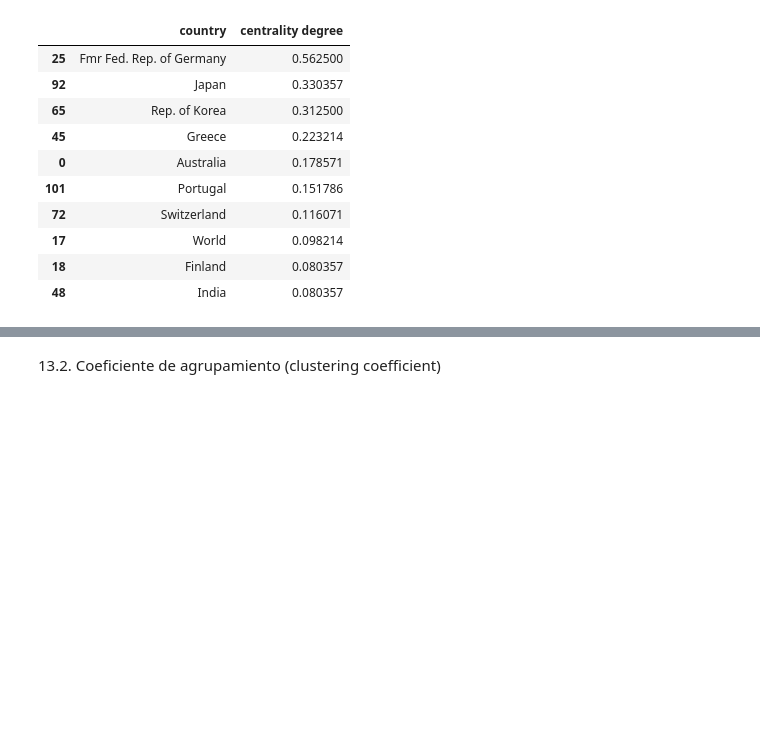
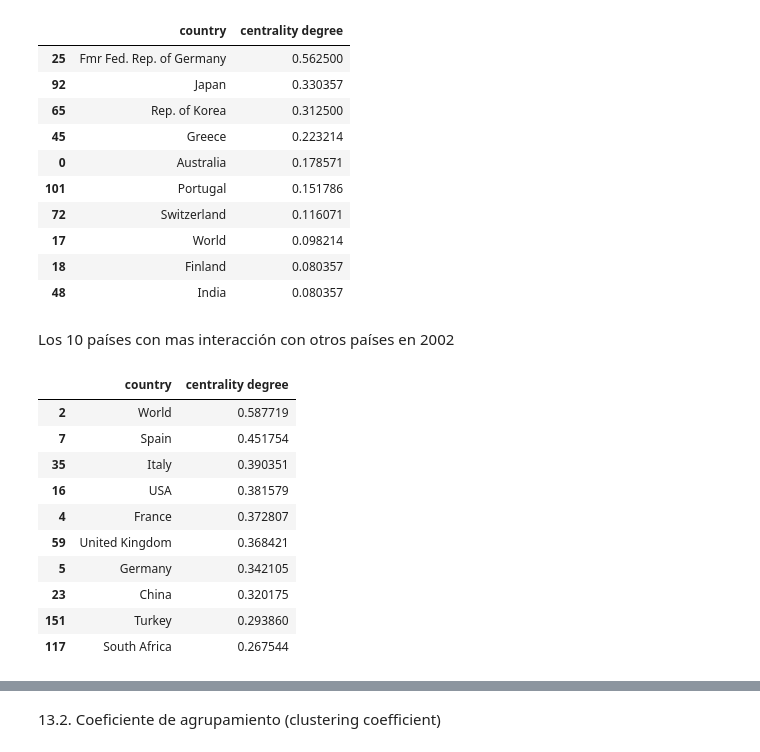
Before and after one commit to amendiolar/BootCampCienciaDatos, a Jupyter notebook: Exploratorio.ipynb, the cells around one changed output, grey strips where cells are left out. Cells and saved outputs as stored; diff of their text form; code cells hidden in the pictures; blank space fills up the shorter version.

```diff
--- a/Exploratorio.ipynb
+++ b/Exploratorio.ipynb
@@ -600,3 +604,22 @@ gc1988main
 | 17 | World | 0.098214 |
 | 18 | Finland | 0.080357 |
 | 48 | India | 0.080357 |
+# %% [markdown]
+Los 10 países con mas interacción con otros países en 2002
+# %%
+gC2 = nx.degree_centrality(G2)
+gC2002 = pd.DataFrame([[key, gC2[key]] for key in gC2.keys()], columns=['country',"centrality degree"])
+gc2002main = gC2002.nlargest(10,'centrality degree')
+gc2002main
+# %% [output]
+|  | country | centrality degree |
+| 2 | World | 0.587719 |
+| 7 | Spain | 0.451754 |
+| 35 | Italy | 0.390351 |
+| 16 | USA | 0.381579 |
+| 4 | France | 0.372807 |
+| 59 | United Kingdom | 0.368421 |
+| 5 | Germany | 0.342105 |
+| 23 | China | 0.320175 |
+| 151 | Turkey | 0.293860 |
+| 117 | South Africa | 0.267544 |
```
Also changed, not shown: parts of 32 cells of this notebook, 1 other file.
